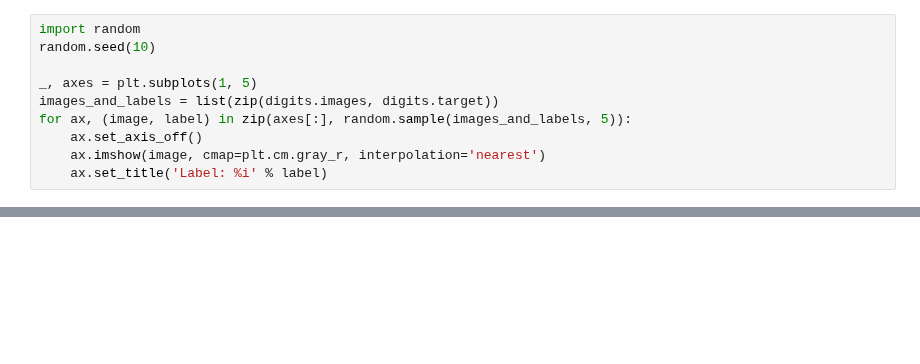
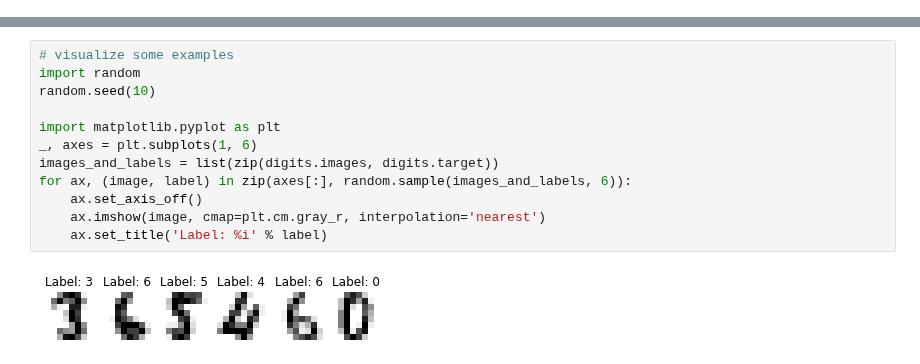
Before and after one commit to nipype/pydra, a Jupyter notebook: tutorial/notebooks/ml_workflow.ipynb, the cells around one changed output, grey strips where cells are left out. Drawn from its saved outputs; the diff is of its cells as text; blank space fills up the shorter version.

```diff
--- a/tutorial/notebooks/ml_workflow.ipynb
+++ b/tutorial/notebooks/ml_workflow.ipynb
@@ -31,10 +0,0 @@ array([[ 0.,  0.,  0., 12., 13.,  5.,  0.,  0.],
-# %%
-import random
-random.seed(10)
-
-_, axes = plt.subplots(1, 5)
-images_and_labels = list(zip(digits.images, digits.target))
-for ax, (image, label) in zip(axes[:], random.sample(images_and_labels, 5)):
-    ax.set_axis_off()
-    ax.imshow(image, cmap=plt.cm.gray_r, interpolation='nearest')
-    ax.set_title('Label: %i' % label)
@@ -137,0 +30,14 @@ wf.result()
+# %%
+# visualize some examples
+import random
+random.seed(10)
+
+import matplotlib.pyplot as plt
+_, axes = plt.subplots(1, 6)
+images_and_labels = list(zip(digits.images, digits.target))
+for ax, (image, label) in zip(axes[:], random.sample(images_and_labels, 6)):
+    ax.set_axis_off()
+    ax.imshow(image, cmap=plt.cm.gray_r, interpolation='nearest')
+    ax.set_title('Label: %i' % label)
+# %% [output]
+[figure, added]
```
Also changed, not shown: parts of 41 cells of this notebook, 2 other files.
